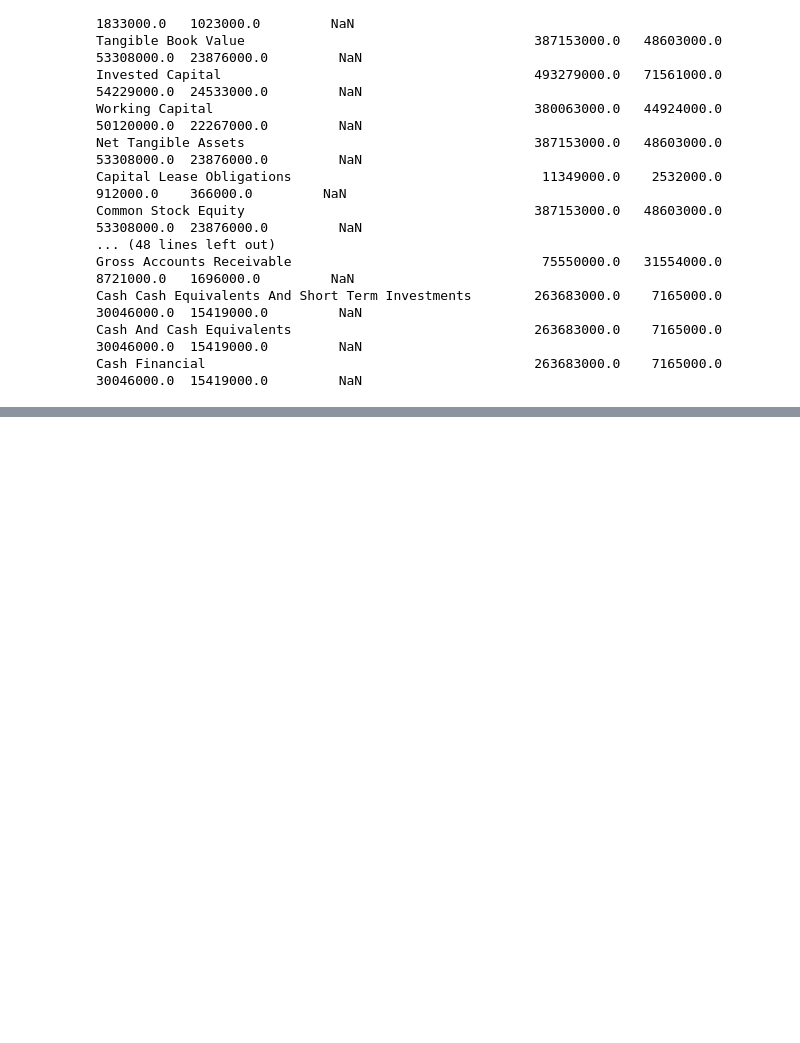
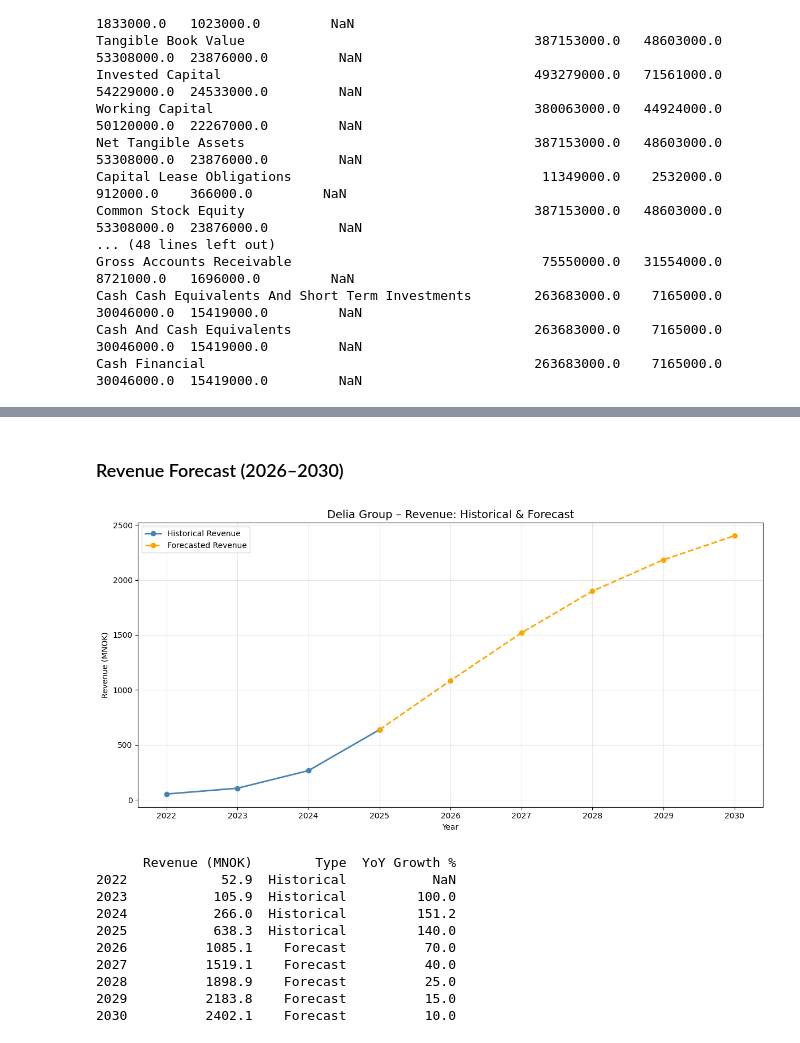
Before and after one commit to b-hand-cpu/stock-analysis, a Jupyter notebook: delia_analysis.ipynb, the cells around one changed output, grey strips where cells are left out. Saved outputs shown, nothing was run; the diff lists cells and outputs as text; code cells hidden in the pictures; blank space fills up the shorter version.

```diff
--- a/delia_analysis.ipynb
+++ b/delia_analysis.ipynb
@@ -114,0 +347,79 @@ Freq: YE-DEC, dtype: float64
+# %% [markdown]
+### Revenue Forecast (2026–2030)
+# %%
+# Hent omsetning fra resultatregnskapet (riktig variabelnavn: income)
+revenue = income.loc["Total Revenue"].sort_index()
+
+rev_summary = pd.DataFrame({
+    "Revenue (MNOK)": revenue / 1e6
+})
+rev_summary.index = rev_summary.index.year
+
+# Forecast - avtagende vekstrate fremover
+last_revenue = rev_summary["Revenue (MNOK)"].iloc[-1]
+last_year = rev_summary.index[-1]
+
+growth_assumptions = {
+    last_year + 1: 0.70,
+    last_year + 2: 0.40,
+    last_year + 3: 0.25,
+    last_year + 4: 0.15,
+    last_year + 5: 0.10,
+}
+
+forecast = {}
+rev = last_revenue
+for year, growth in growth_assumptions.items():
+    rev = rev * (1 + growth)
+    forecast[year] = rev
+
+forecast_df = pd.DataFrame.from_dict(forecast, orient="index", columns=["Revenue (MNOK)"])
+
+# Kombiner historikk og forecast
+historical = rev_summary["Revenue (MNOK)"]
+forecasted = forecast_df["Revenue (MNOK)"]
+
+all_years = list(historical.index) + list(forecasted.index)
+all_values = list(historical.values) + list(forecasted.values)
+
+# --- GRAF ---
+plt.figure(figsize=(12, 6))
+
+plt.plot(historical.index, historical.values,
+          marker="o", color="steelblue", linewidth=2, label="Historical Revenue")
+
+forecast_x = [historical.index[-1]] + list(forecasted.index)
+forecast_y = [historical.values[-1]] + list(forecasted.values)
+plt.plot(forecast_x, forecast_y,
+          marker="o", color="orange", linewidth=2, linestyle="--", label="Forecasted Revenue")
+
+plt.title("Delia Group – Revenue: Historical & Forecast", fontsize=14)
+plt.ylabel("Revenue (MNOK)")
+plt.xlabel("Year")
+plt.xticks(all_years)
+plt.legend()
+plt.grid(alpha=0.3)
+plt.tight_layout()
+plt.show()
+
+# --- TABELL ---
+combined = pd.DataFrame({
+    "Revenue (MNOK)": all_values,
+    "Type": ["Historical"] * len(historical) + ["Forecast"] * len(forecasted)
+}, index=all_years)
+
+combined["YoY Growth %"] = combined["Revenue (MNOK)"].pct_change() * 100
+
+print(combined.round(1).to_string())
+# %% [output]
+[figure, added]
+      Revenue (MNOK)        Type  YoY Growth %
+2022            52.9  Historical           NaN
+2023           105.9  Historical         100.0
+2024           266.0  Historical         151.2
+2025           638.3  Historical         140.0
+2026          1085.1    Forecast          70.0
+2027          1519.1    Forecast          40.0
+2028          1898.9    Forecast          25.0
+2029          2183.8    Forecast          15.0
+2030          2402.1    Forecast          10.0
```
Also changed, not shown: parts of 24 cells of this notebook.
